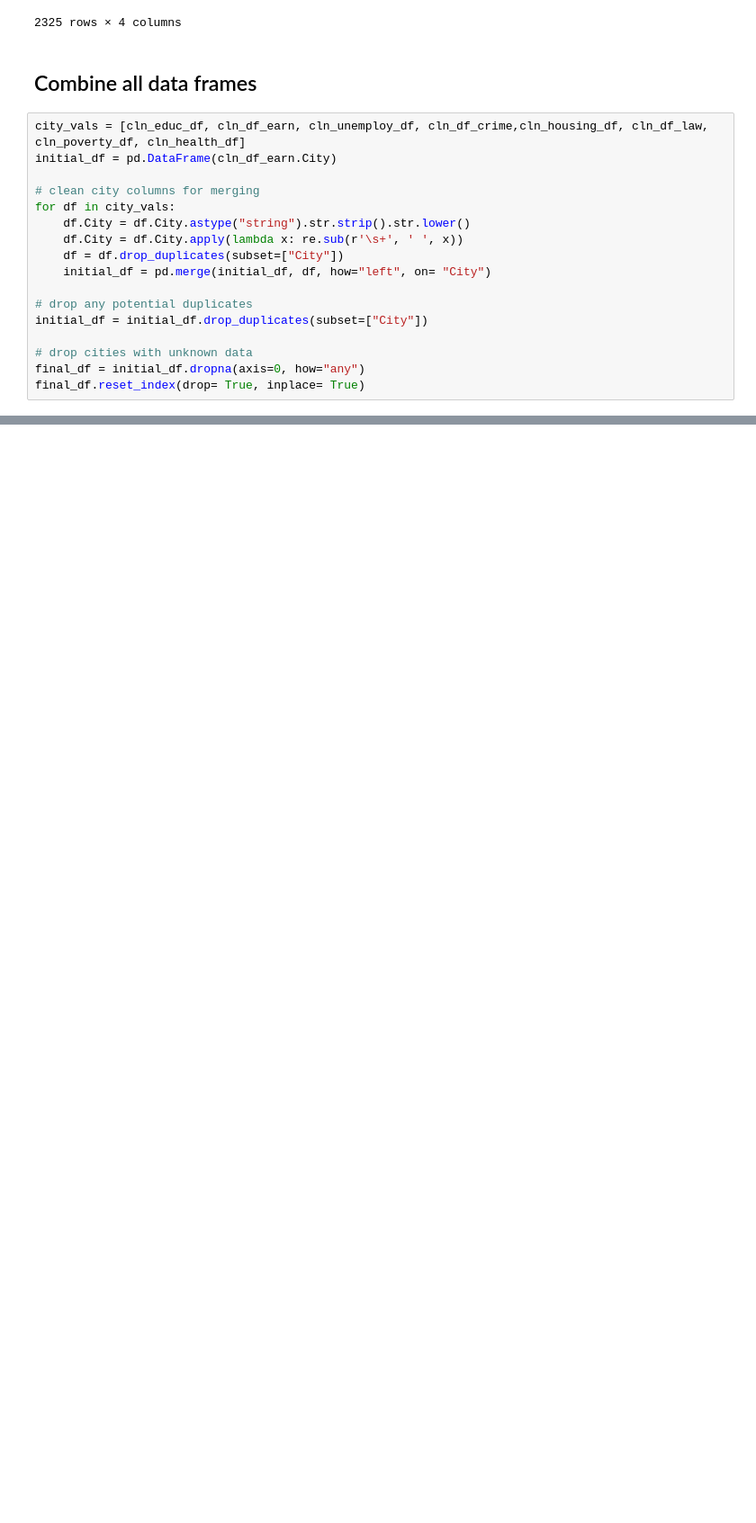
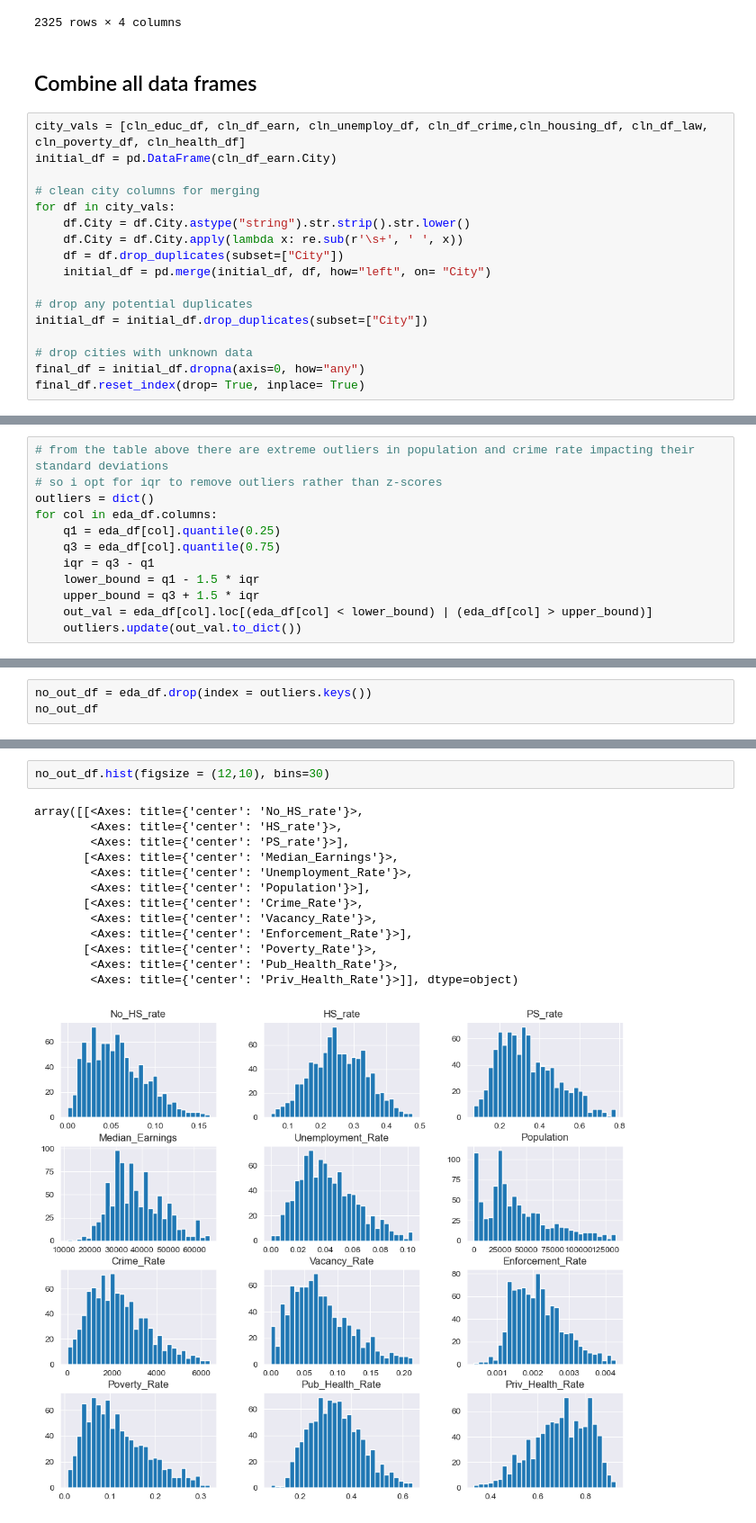
Before and after one commit to Simonguoo/Crime_rate_proj, a Jupyter notebook: data_cleaning.ipynb, the cells around one changed output, grey strips where cells are left out. Shown at 90% size. Cells and saved outputs as stored; diff of their text form; blank space fills up the shorter version.

```diff
--- a/data_cleaning.ipynb
+++ b/data_cleaning.ipynb
@@ -534,0 +479,12 @@ final_df2.to_csv("final_df.csv", index= False)
+# %%
+# from the table above there are extreme outliers in population and crime rate impacting their standard deviations
+# so i opt for iqr to remove outliers rather than z-scores
+outliers = dict()
+for col in eda_df.columns:
+    q1 = eda_df[col].quantile(0.25)
+    q3 = eda_df[col].quantile(0.75)
+    iqr = q3 - q1
+    lower_bound = q1 - 1.5 * iqr
+    upper_bound = q3 + 1.5 * iqr
+    out_val = eda_df[col].loc[(eda_df[col] < lower_bound) | (eda_df[col] > upper_bound)]
+    outliers.update(out_val.to_dict())
@@ -534,0 +509,3 @@ final_df2.to_csv("final_df.csv", index= False)
+# %%
+no_out_df = eda_df.drop(index = outliers.keys())
+no_out_df
@@ -534,0 +526,16 @@ final_df2.to_csv("final_df.csv", index= False)
+# %%
+no_out_df.hist(figsize = (12,10), bins=30)
+# %% [output]
+array([[<Axes: title={'center': 'No_HS_rate'}>,
+        <Axes: title={'center': 'HS_rate'}>,
+        <Axes: title={'center': 'PS_rate'}>],
+       [<Axes: title={'center': 'Median_Earnings'}>,
+        <Axes: title={'center': 'Unemployment_Rate'}>,
+        <Axes: title={'center': 'Population'}>],
+       [<Axes: title={'center': 'Crime_Rate'}>,
+        <Axes: title={'center': 'Vacancy_Rate'}>,
+        <Axes: title={'center': 'Enforcement_Rate'}>],
+       [<Axes: title={'center': 'Poverty_Rate'}>,
+        <Axes: title={'center': 'Pub_Health_Rate'}>,
+        <Axes: title={'center': 'Priv_Health_Rate'}>]], dtype=object)
+[figure, added]
```
Also changed, not shown: parts of 47 cells of this notebook.
